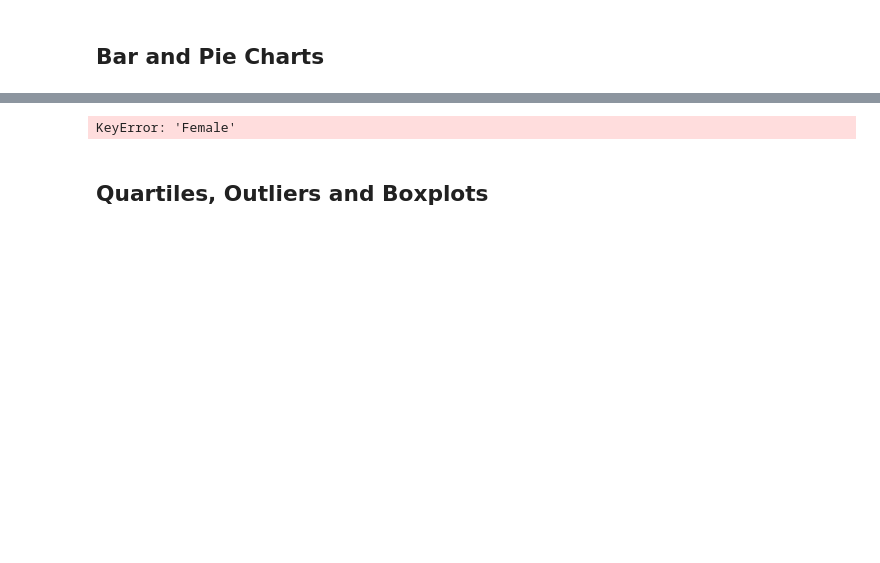
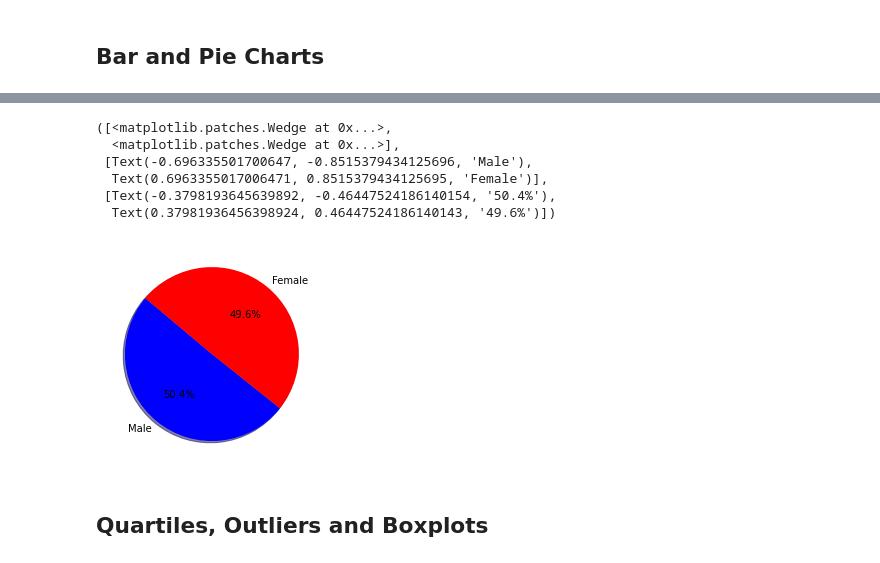
Before and after one commit to Nensan90/Matplotlib---challenge, a Jupyter notebook: Matplotlib hw.ipynb, the cells around one changed output, grey strips where cells are left out. Cells and saved outputs as stored; diff of their text form; code cells hidden in the pictures; blank space fills up the shorter version.

```diff
--- a/Matplotlib hw.ipynb
+++ b/Matplotlib hw.ipynb
@@ -151,6 +210,15 @@ plt.bar(mice, time, color='r', alpha=0.5, align="center")
 # %%
-# Generate a pie plot showing the distribution of female versus male mice using Pandas
-pie = merge_df.plot.pie(x='Male', y='Female')
-pie
+# Generate a pie plot showing the distribution of female versus male mice using pyplot
+labels = ["Male", "Female"]
+amount = [125, 123]
+colors = ["Blue", "Red"]
+plt.pie(amount, labels=labels, colors=colors,
+        autopct="%1.1f%%", shadow=True, startangle=140)
 # %% [output]
-KeyError: 'Female'
+([<matplotlib.patches.Wedge at 0x...>,
+  <matplotlib.patches.Wedge at 0x...>],
+ [Text(-0.696335501700647, -0.8515379434125696, 'Male'),
+  Text(0.6963355017006471, 0.8515379434125695, 'Female')],
+ [Text(-0.3798193645639892, -0.46447524186140154, '50.4%'),
+  Text(0.37981936456398924, 0.46447524186140143, '49.6%')])
+[figure, added]
```
Also changed, not shown: parts of 24 cells of this notebook.
